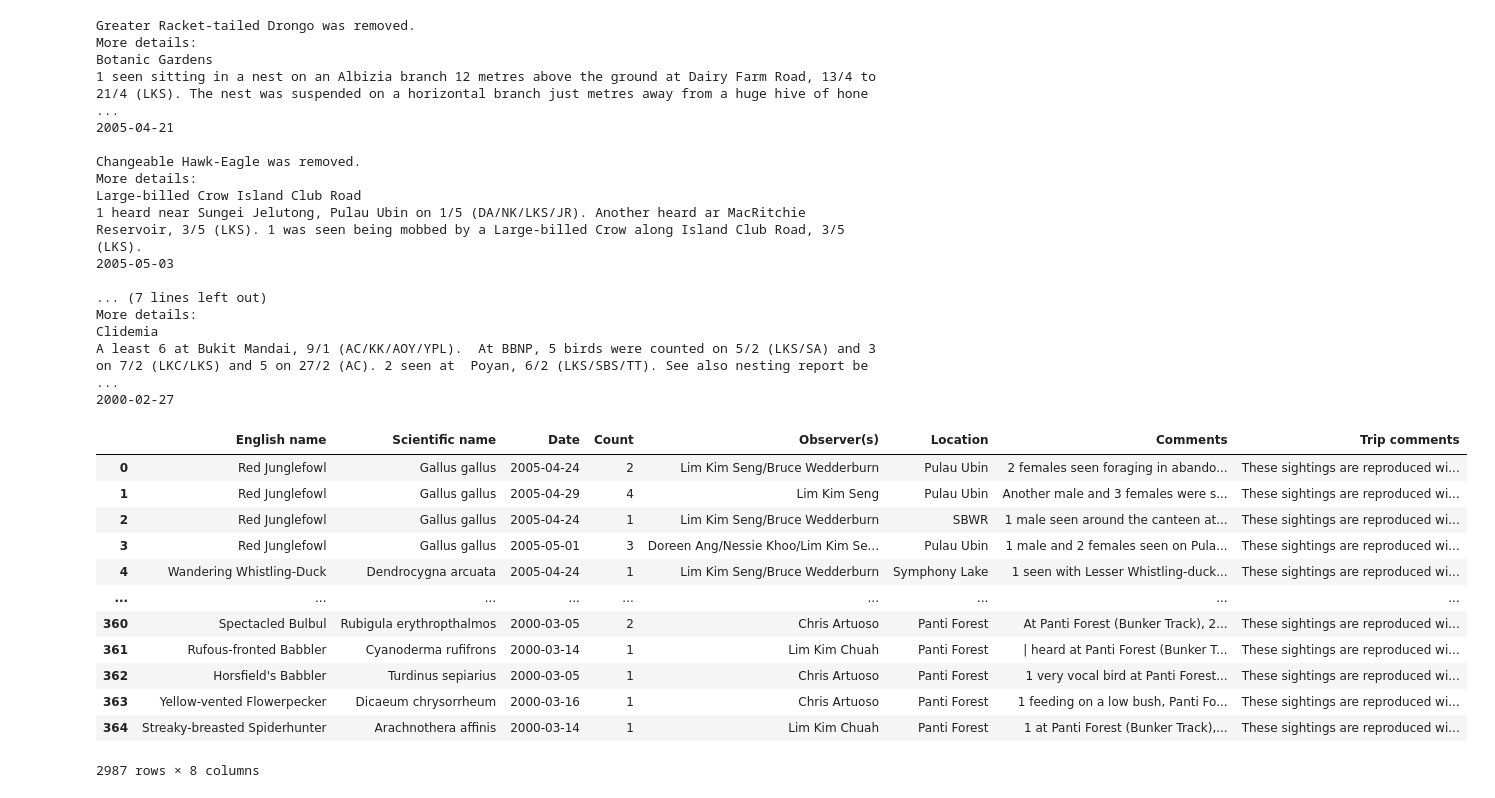
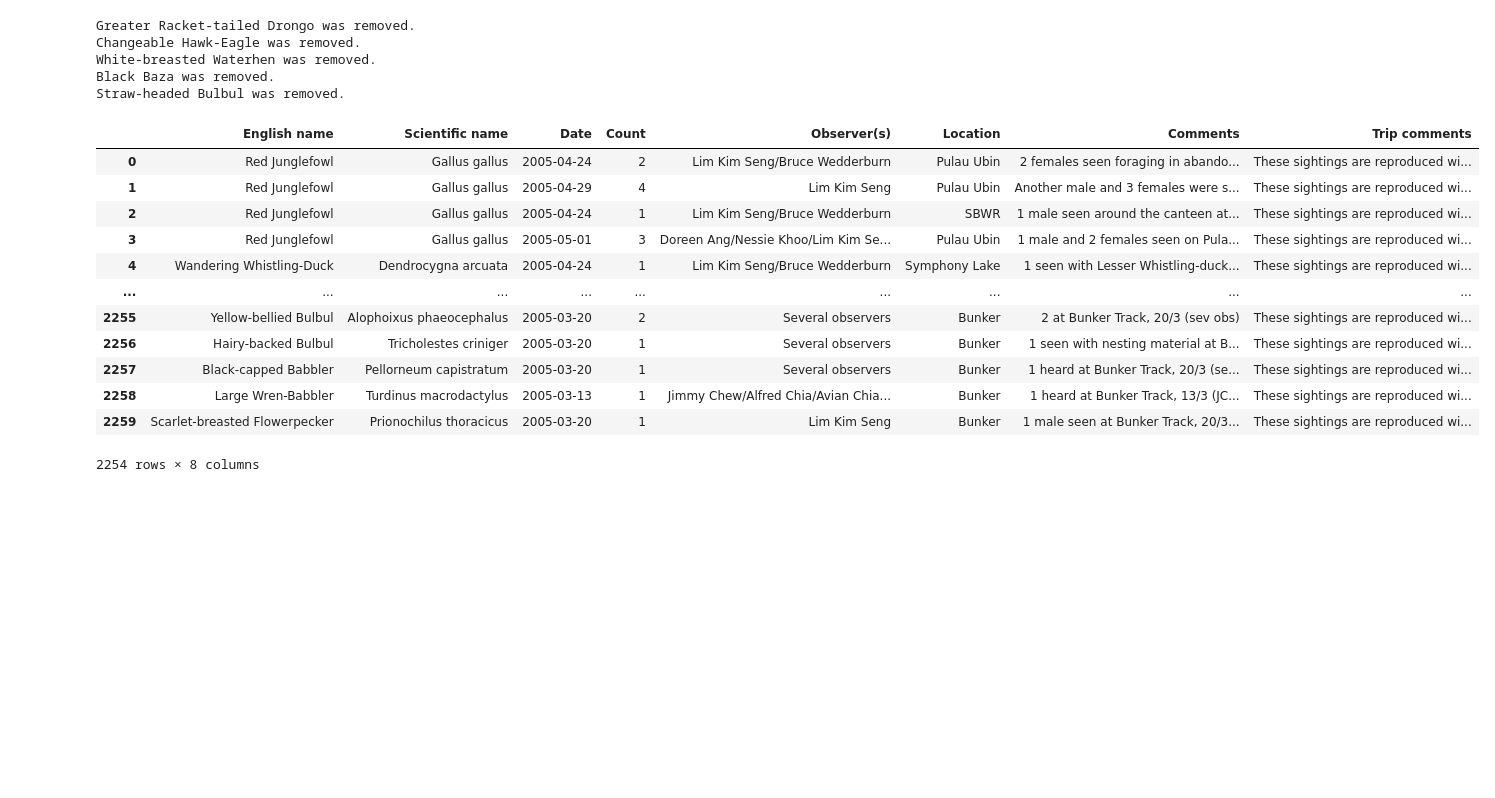
Before and after one commit to raghav-n/singapore-avi-ebird, a Jupyter notebook: scraper.ipynb, the cells around one changed output. Cells and saved outputs as stored; diff of their text form; code cells hidden in the pictures; blank space fills up the shorter version.

```diff
--- a/scraper.ipynb
+++ b/scraper.ipynb
@@ -492,18 +490,32 @@ def optimum(spname, scieng):
     if scieng == 'eng':
       return get(spname)[1]
 
-made = make_df([i for i in spdata2 if type(i) == Sighting])
-made["Comments"] = made["Species"].apply(lambda i: spdata[i].strip())
-made["Observer(s)"] = made["Observer"].apply(expand)
+# made = make_df([i for i in spdata2 if type(i) == Sighting])
+# made["Comments"] = made["Species"].apply(lambda i: spdata[i].strip())
+# made["Observer(s)"] = made["Observer"].apply(expand)
 
-df = pd.concat([df_in, made])
-# df = df_in
+# made['Date'] = made['Date'].str.replace("Multidate\[", '').str.replace("]",'').str.split(',')
+
+# made = (made
+#             .set_index([i for i in made2.columns if i != "Date"])['Date']
+#             .apply(pd.Series)
+#             .stack()
+#             .reset_index()
+#             .drop('level_6', axis=1)
+#             .rename(columns={0:'Date'}))
+
+# made = made[df_in.columns]
+
+# df = pd.concat([df_in, made])
+df = df_in.copy(deep=True)
 
 YEAR = 0
 
 def dt(row):
   global YEAR
   d = row["Date"]
+  if type(d) == str and "Multidate" in d:
+    return d
   if type(d) == str:
     try:
       if d.count('/') == 1:
@@ -519,13 +531,14 @@ def dt(row):
   else:
     return d
 
-
 df["Date"] = df.apply(dt,axis=1)
 
 datafile["Pair"] = datafile["Pair"].apply(lambda i: i.lower())
 df["English name"] = df["Species"].progress_apply(lambda i: optimum(i, 'eng'))
 df["Scientific name"] = df["Species"].apply(lambda i: optimum(i, 'sci'))
 df["Count"] = df["Count"].apply(lambda i: "X" if i == 1111 or i == 111 else i)
+df["Observer(s)"] = df["Observer(s)"].apply(lambda i: "Several observers" if i == 'sev obs' else i)
+df["Observer(s)"] = df["Observer(s)"].apply(lambda i: expand('('+i.replace("all ", '')+')') if i.replace("all ", '').upper() == i else i)
 
 df = df[~(df["Date"]==None)]
 
@@ -562,7 +575,7 @@ def process(item):
   dynamic_regex = re.compile(date + ' ?/ ?' + month)
   a = []
 
-  for i in item.Comments.split('.'):
+  for i in item.Comments.replace('St.', 'St').split('.'):
     if dynamic_regex.search(i):
       a.append([i.strip(), item.Location in i])
 
@@ -573,10 +586,10 @@ def process(item):
 
   if a == '':
     print(item["English name"] + " was removed.")
-    print("More details: ")
-    print(item.Location)
-    print(item.Comments)
-    print(str(item.Date).split(' ')[0] + "\n")
+    # print("More details: ")
+    # print(item.Location)
+    # print(item.Comments)
+    # print(str(item.Date).split(' ')[0] + "\n")
     a = "None"
 
   item[-1] = a
@@ -584,55 +597,46 @@ def process(item):
 
 def trip(i):
   vol = i.year - 1986
   return f'These sightings are reproduced with permission from Volume {vol} of Singapore Avifauna, which was published originally by Nature Society (Singapore).\
             The original report is available at https://nss.org.sg/report.aspx.'
 
 df_display = df_display.apply(process, axis=1)
 df_display = df_display[df_display["Comments"] != "None"]
 df_display["Trip comments"] = df_display["Date"].apply(trip)
 
 df_display = df_display.drop_duplicates()
 
 df_in = df.copy(deep=True)
 
 df[cols2].to_csv("content/df (10).csv", index=False)
 # files.download("content/df (10).csv")
 
 df_display.to_csv("content/output.csv", index=False)
 # files.download("content/output.csv")
 
-data_table.DataTable(df_display, include_index=False)
+df2005 = df_display[df_display["Date"].dt.year==2005]
+df2005.to_csv("content/output2005.csv", index=False)
+
+data_table.DataTable(df2005, include_index=False)
 # %% [output]
 Greater Racket-tailed Drongo was removed.
-More details:
-Botanic Gardens
-1 seen sitting in a nest on an Albizia branch 12 metres above the ground at Dairy Farm Road, 13/4 to 21/4 (LKS). The nest was suspended on a horizontal branch just metres away from a huge hive of hone ...
-2005-04-21
-
 Changeable Hawk-Eagle was removed.
-More details:
-Large-billed Crow Island Club Road
-1 heard near Sungei Jelutong, Pulau Ubin on 1/5 (DA/NK/LKS/JR). Another heard ar MacRitchie Reservoir, 3/5 (LKS). 1 was seen being mobbed by a Large-billed Crow along Island Club Road, 3/5  (LKS).
-2005-05-03
-
-... (7 lines left out)
-More details:
-Clidemia
-A least 6 at Bukit Mandai, 9/1 (AC/KK/AOY/YPL).  At BBNP, 5 birds were counted on 5/2 (LKS/SA) and 3 on 7/2 (LKC/LKS) and 5 on 27/2 (AC). 2 seen at  Poyan, 6/2 (LKS/SBS/TT). See also nesting report be ...
-2000-02-27
+White-breasted Waterhen was removed.
+Black Baza was removed.
+Straw-headed Bulbul was removed.
 |  | English name | Scientific name | Date | Count | Observer(s) | Location | Comments | Trip comments |
 | 0 | Red Junglefowl | Gallus gallus | 2005-04-24 | 2 | Lim Kim Seng/Bruce Wedderburn | Pulau Ubin | 2 females seen foraging in abando... | These sightings are reproduced wi... |
 | 1 | Red Junglefowl | Gallus gallus | 2005-04-29 | 4 | Lim Kim Seng | Pulau Ubin | Another male and 3 females were s... | These sightings are reproduced wi... |
 | 2 | Red Junglefowl | Gallus gallus | 2005-04-24 | 1 | Lim Kim Seng/Bruce Wedderburn | SBWR | 1 male seen around the canteen at... | These sightings are reproduced wi... |
 | 3 | Red Junglefowl | Gallus gallus | 2005-05-01 | 3 | Doreen Ang/Nessie Khoo/Lim Kim Se... | Pulau Ubin | 1 male and 2 females seen on Pula... | These sightings are reproduced wi... |
 | 4 | Wandering Whistling-Duck | Dendrocygna arcuata | 2005-04-24 | 1 | Lim Kim Seng/Bruce Wedderburn | Symphony Lake | 1 seen with Lesser Whistling-duck... | These sightings are reproduced wi... |
 | ... | ... | ... | ... | ... | ... | ... | ... | ... |
-| 360 | Spectacled Bulbul | Rubigula erythropthalmos | 2000-03-05 | 2 | Chris Artuoso | Panti Forest | At Panti Forest (Bunker Track), 2... | These sightings are reproduced wi... |
-| 361 | Rufous-fronted Babbler | Cyanoderma rufifrons | 2000-03-14 | 1 | Lim Kim Chuah | Panti Forest | | heard at Panti Forest (Bunker T... | These sightings are reproduced wi... |
-| 362 | Horsfield's Babbler | Turdinus sepiarius | 2000-03-05 | 1 | Chris Artuoso | Panti Forest | 1 very vocal bird at Panti Forest... | These sightings are reproduced wi... |
-| 363 | Yellow-vented Flowerpecker | Dicaeum chrysorrheum | 2000-03-16 | 1 | Chris Artuoso | Panti Forest | 1 feeding on a low bush, Panti Fo... | These sightings are reproduced wi... |
-| 364 | Streaky-breasted Spiderhunter | Arachnothera affinis | 2000-03-14 | 1 | Lim Kim Chuah | Panti Forest | 1 at Panti Forest (Bunker Track),... | These sightings are reproduced wi... |
+| 2255 | Yellow-bellied Bulbul | Alophoixus phaeocephalus | 2005-03-20 | 2 | Several observers | Bunker | 2 at Bunker Track, 20/3 (sev obs) | These sightings are reproduced wi... |
+| 2256 | Hairy-backed Bulbul | Tricholestes criniger | 2005-03-20 | 1 | Several observers | Bunker | 1 seen with nesting material at B... | These sightings are reproduced wi... |
+| 2257 | Black-capped Babbler | Pellorneum capistratum | 2005-03-20 | 1 | Several observers | Bunker | 1 heard at Bunker Track, 20/3 (se... | These sightings are reproduced wi... |
+| 2258 | Large Wren-Babbler | Turdinus macrodactylus | 2005-03-13 | 1 | Jimmy Chew/Alfred Chia/Avian Chia... | Bunker | 1 heard at Bunker Track, 13/3 (JC... | These sightings are reproduced wi... |
+| 2259 | Scarlet-breasted Flowerpecker | Prionochilus thoracicus | 2005-03-20 | 1 | Lim Kim Seng | Bunker | 1 male seen at Bunker Track, 20/3... | These sightings are reproduced wi... |
-2987 rows × 8 columns
+2254 rows × 8 columns
 # %%
 ### COPY TO DRIVE
 
```
Also changed, not shown: parts of 2 cells of this notebook.
